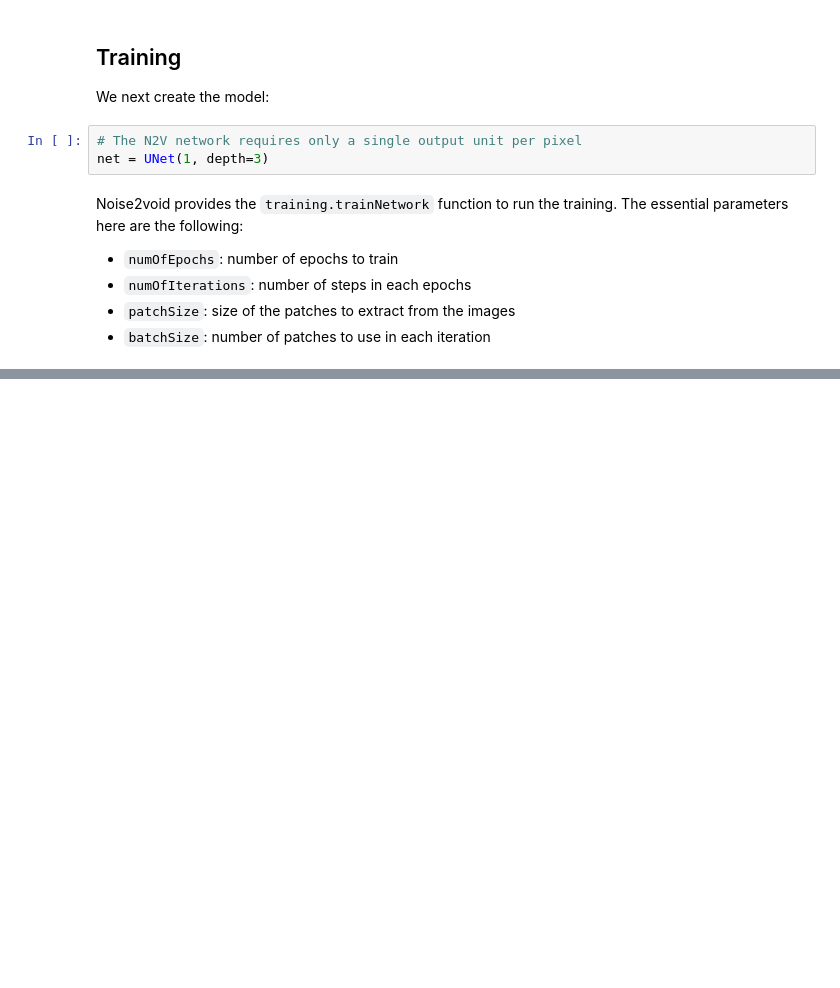
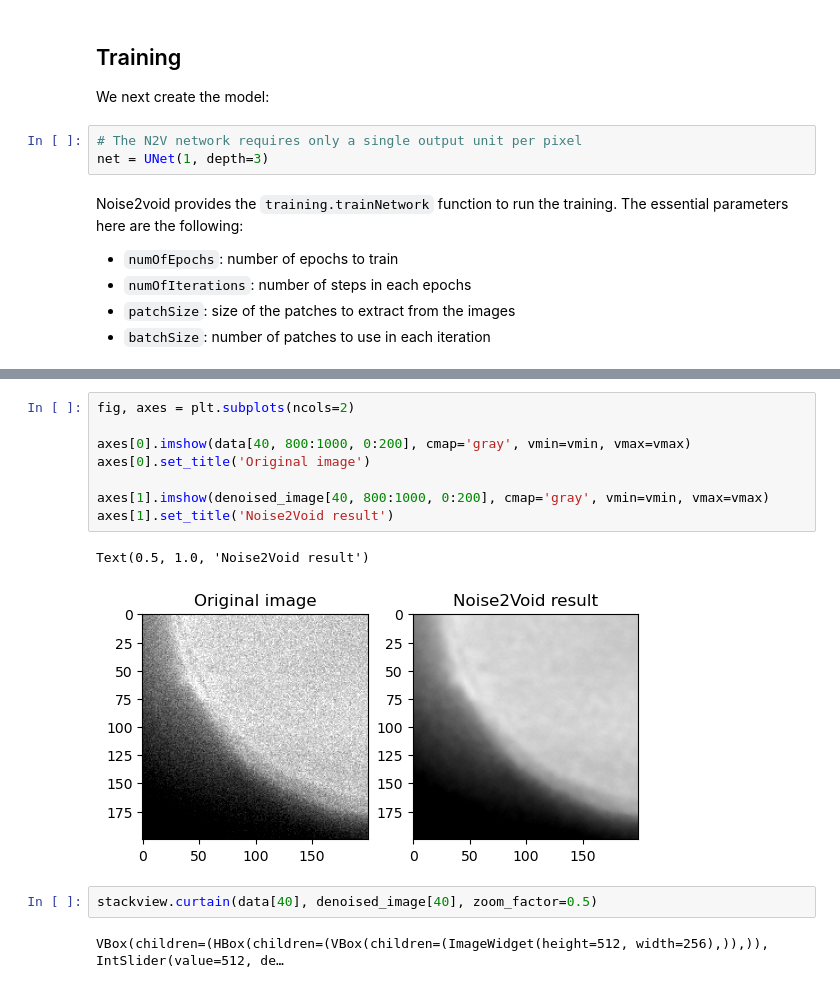
Before and after one commit to BiAPoL/PoL-BioImage-Analysis-TS-GPU-Accelerated-Image-Analysis, a Jupyter notebook: docs/70_AI_Segmentation_Denoising/02_Noise2Void.ipynb, the cells around one changed output, grey strips where cells are left out. Cells and saved outputs as stored; diff of their text form; blank space fills up the shorter version.

```diff
--- a/docs/70_AI_Segmentation_Denoising/02_Noise2Void.ipynb
+++ b/docs/70_AI_Segmentation_Denoising/02_Noise2Void.ipynb
@@ -105,0 +135,15 @@ Text(0.5, 1.0, 'Noise2Void result')
+# %%
+fig, axes = plt.subplots(ncols=2)
+
+axes[0].imshow(data[40, 800:1000, 0:200], cmap='gray', vmin=vmin, vmax=vmax)
+axes[0].set_title('Original image')
+
+axes[1].imshow(denoised_image[40, 800:1000, 0:200], cmap='gray', vmin=vmin, vmax=vmax)
+axes[1].set_title('Noise2Void result')
+# %% [output]
+Text(0.5, 1.0, 'Noise2Void result')
+[figure, added]
+# %%
+stackview.curtain(data[40], denoised_image[40], zoom_factor=0.5)
+# %% [output]
+VBox(children=(HBox(children=(VBox(children=(ImageWidget(height=512, width=256),)),)), IntSlider(value=512, de…
```
Also changed, not shown: parts of 10 cells of this notebook.
